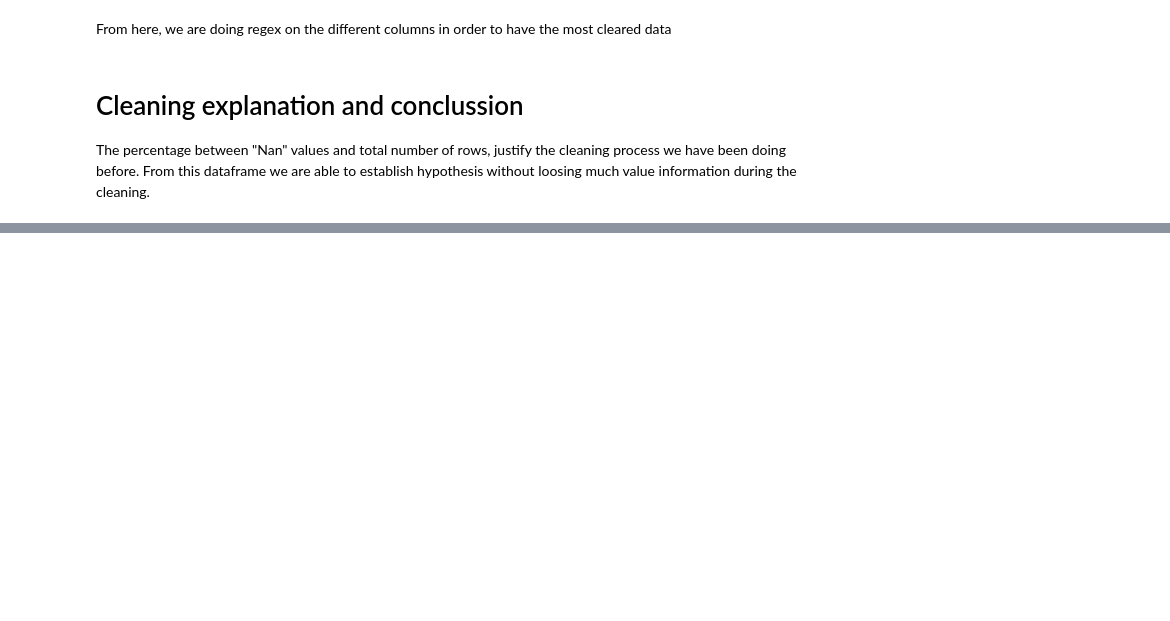
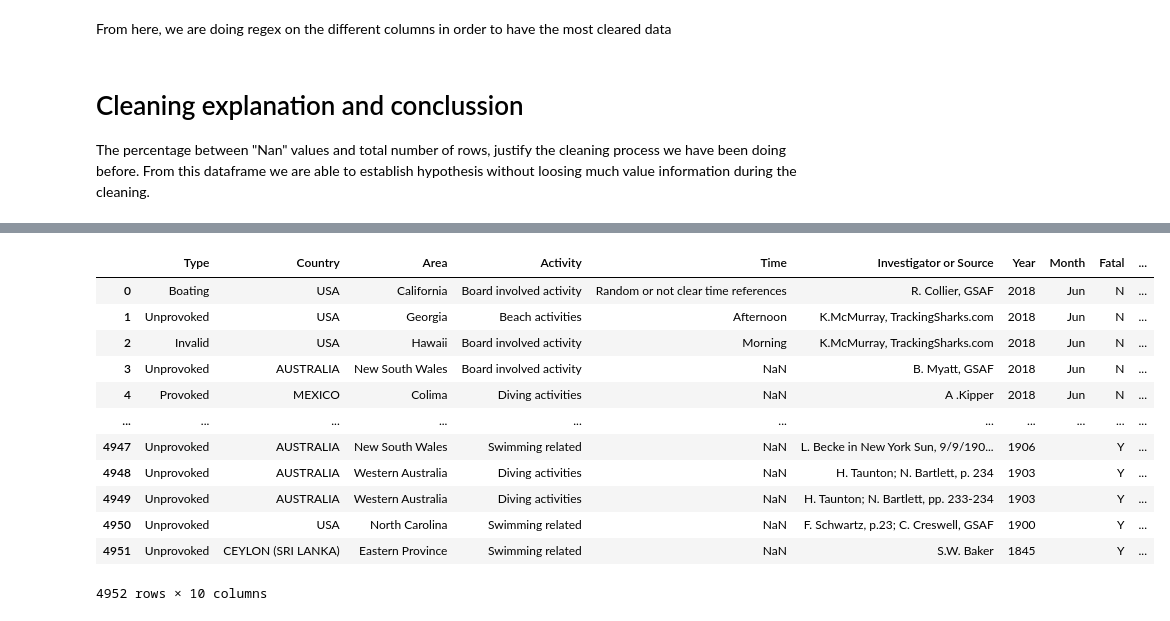
Before and after one commit to GuilleNes/Project-1.-Shark-Attack, a Jupyter notebook: src/Data_cleaning.ipynb, the cells around one changed output, grey strips where cells are left out. Saved outputs shown, nothing was run; the diff lists cells and outputs as text; code cells hidden in the pictures; blank space fills up the shorter version.

```diff
--- a/src/Data_cleaning.ipynb
+++ b/src/Data_cleaning.ipynb
@@ -65,0 +223,21 @@ Name: Year, Length: 208, dtype: int64
+# %%
+# %run Functions.ipynb
+# filter_time(attacks_filtered["Time"])
+
+for i in attacks_filtered["Time"]:
+        i = str(i)
+
+        if "06" in i or "07"  in i or "08" in i or "09" in i or "10" in i or "11" in i or "morning" in i or "Morning" in i or "A.M" in i or "AM" in i or "dawn" in i or "Dawn"in i:
+            attacks_filtered["Time"] = attacks_filtered["Time"].replace(i, "Morning")
+
+        elif "12" in i or "13"in i or "14"in i or "15"in i or "16"in i or "17"in i or "afternoon"in i or "lunch"in i or "noon"in i or "Noon"in i or "Midday"in i or "P.M." in i:
+            attacks_filtered["Time"] = attacks_filtered["Time"].replace(i, "Afternoon")
+
+        elif "18"in i or "19"in i or "20"in i or "21"in i or "Sunset"in i or "dusk"in i or "Dusk"in i or "evening" in i:
+            attacks_filtered["Time"] = attacks_filtered["Time"].replace(i, "Evening")
+
+        elif "22"in i or "23"in i or "24"in i or "01"in i or "02"in i or "03"in i or "04"in i or "05"in i or "Night"in i or "night"in i:
+            attacks_filtered["Time"] = attacks_filtered["Time"].replace(i, "Nightime")
+
+        else:
+             attacks_filtered["Time"] = attacks_filtered["Time"].replace(i, "Random or not clear time references")
@@ -65,0 +256,12 @@ Name: Year, Length: 208, dtype: int64
+# %%
+pattern = "^(N|Y)"
+
+attacks_filtered["Fatal (Y/N)"] = attacks_filtered["Fatal (Y/N)"].apply(lambda x: re.findall(pattern, str(x)))
+attacks_filtered["Fatal"] = attacks_filtered["Fatal (Y/N)"].explode()
+attacks_filtered = attacks_filtered.drop(["Fatal (Y/N)"], axis = 1)
+# %%
+pattern = "^(F|M)"
+
+attacks_filtered["Sex"] = attacks_filtered["Sex"].apply(lambda x: re.findall(pattern, str(x)))
+attacks_filtered["NSex"] = attacks_filtered["Sex"].explode()
+attacks_filtered = attacks_filtered.drop(["Sex"], axis = 1)
@@ -65,0 +282,16 @@ Name: Year, Length: 208, dtype: int64
+# %%
+attacks_filtered
+# %% [output]
+|  | Type | Country | Area | Activity | Time | Investigator or Source | Year | Month | Fatal | ... |
+| 0 | Boating | USA | California | Board involved activity | Random or not clear time references | R. Collier, GSAF | 2018 | Jun | N | ... |
+| 1 | Unprovoked | USA | Georgia | Beach activities | Afternoon | K.McMurray, TrackingSharks.com | 2018 | Jun | N | ... |
+| 2 | Invalid | USA | Hawaii | Board involved activity | Morning | K.McMurray, TrackingSharks.com | 2018 | Jun | N | ... |
+| 3 | Unprovoked | AUSTRALIA | New South Wales | Board involved activity | NaN | B. Myatt, GSAF | 2018 | Jun | N | ... |
+| 4 | Provoked | MEXICO | Colima | Diving activities | NaN | A .Kipper | 2018 | Jun | N | ... |
+| ... | ... | ... | ... | ... | ... | ... | ... | ... | ... | ... |
+| 4947 | Unprovoked | AUSTRALIA | New South Wales | Swimming related | NaN | L. Becke in New York Sun, 9/9/190... | 1906 |  | Y | ... |
+| 4948 | Unprovoked | AUSTRALIA | Western Australia | Diving activities | NaN | H. Taunton; N. Bartlett, p. 234 | 1903 |  | Y | ... |
+| 4949 | Unprovoked | AUSTRALIA | Western Australia | Diving activities | NaN | H. Taunton; N. Bartlett, pp. 233-234 | 1903 |  | Y | ... |
+| 4950 | Unprovoked | USA | North Carolina | Swimming related | NaN | F. Schwartz, p.23; C. Creswell, GSAF | 1900 |  | Y | ... |
+| 4951 | Unprovoked | CEYLON (SRI LANKA) | Eastern Province | Swimming related | NaN | S.W. Baker | 1845 |  | Y | ... |
+4952 rows × 10 columns
```
Also changed, not shown: parts of 18 cells of this notebook, 6 other files.
